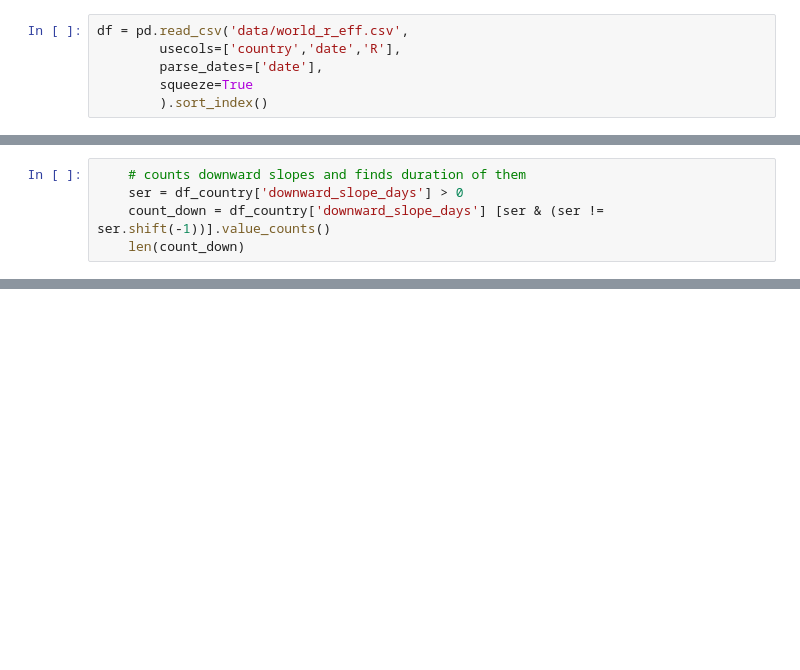
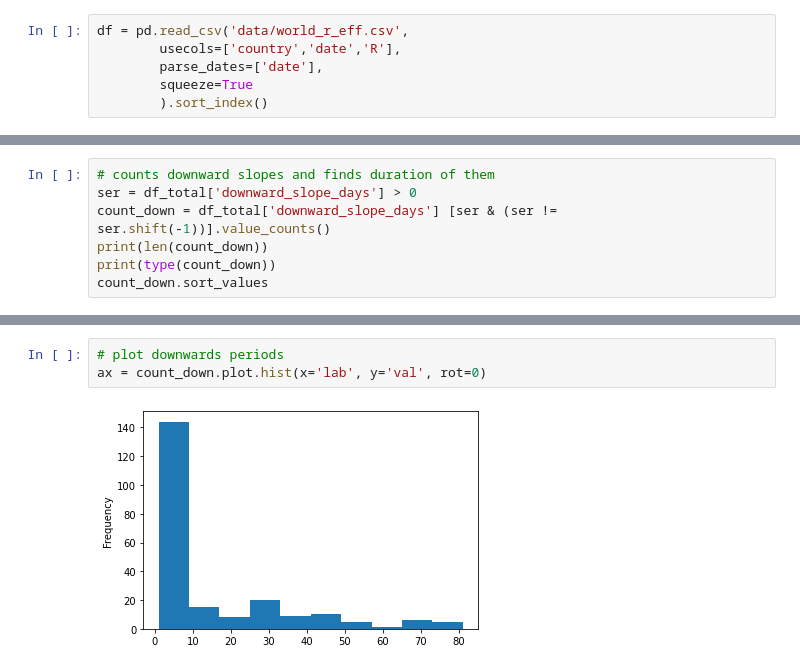
Before and after one commit to bendiknordeng/Epidemiologic-Strategies, a Jupyter notebook: waves_estimation.ipynb, the cells around one changed output, grey strips where cells are left out. Cells and saved outputs as stored; diff of their text form; blank space fills up the shorter version.

```diff
--- a/waves_estimation.ipynb
+++ b/waves_estimation.ipynb
@@ -61,6 +78,8 @@ See the caveats in the documentation: https://pandas.pydata.org/pandas-docs/stab
 # %%
-    # counts downward slopes and finds duration of them
-    ser = df_country['downward_slope_days'] > 0
-    count_down = df_country['downward_slope_days'] [ser & (ser != ser.shift(-1))].value_counts()
-    len(count_down)
+# counts downward slopes and finds duration of them
+ser = df_total['downward_slope_days'] > 0
+count_down = df_total['downward_slope_days'] [ser & (ser != ser.shift(-1))].value_counts()
+print(len(count_down))
+print(type(count_down))
+count_down.sort_values
 # %% [output]
@@ -79,0 +112,5 @@ ax = count_up.plot.bar(x='lab', y='val', rot=0)
+# %%
+# plot downwards periods
+ax = count_down.plot.hist(x='lab', y='val', rot=0)
+# %% [output]
+[figure, added]
```
Also changed, not shown: parts of 8 cells of this notebook.
